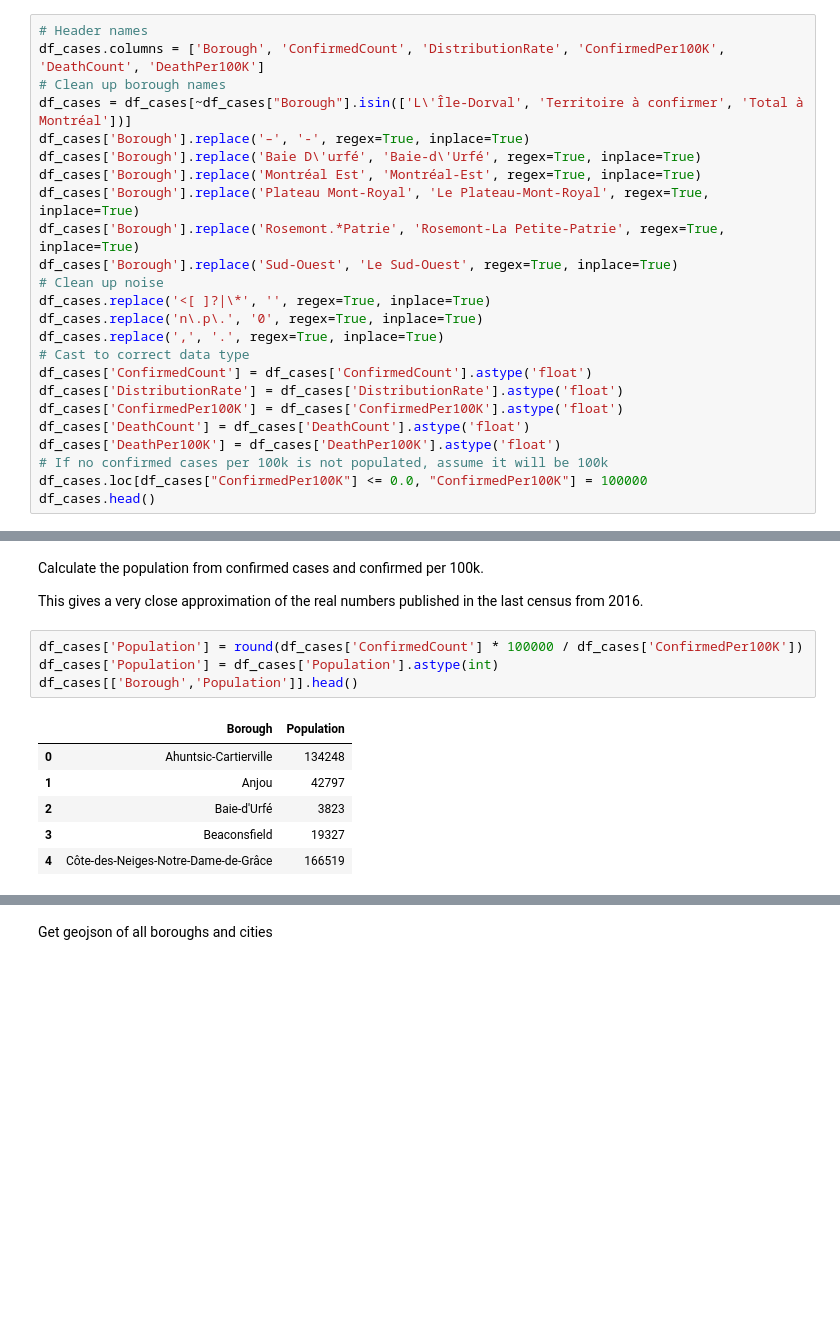
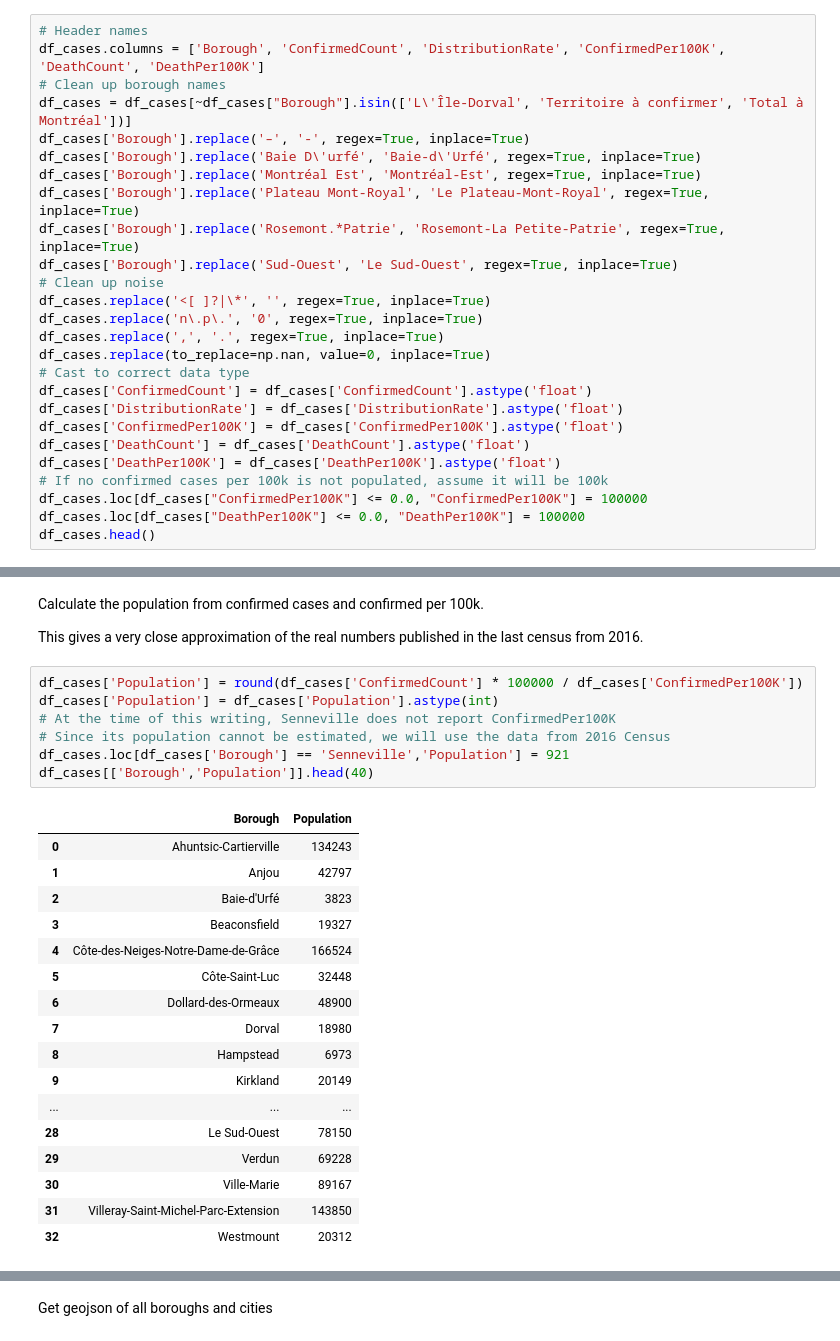
Before and after one commit to aemirov/Coursera_Capstone, a Jupyter notebook: CapstoneProject.ipynb, the cells around one changed output, grey strips where cells are left out. Drawn from its saved outputs; the diff is of its cells as text; blank space fills up the shorter version.

```diff
--- a/CapstoneProject.ipynb
+++ b/CapstoneProject.ipynb
@@ -79,6 +52,7 @@ df_cases['Borough'].replace('Sud-Ouest', 'Le Sud-Ouest', regex=True, inplace=Tru
 df_cases.replace('<[ ]?|\*', '', regex=True, inplace=True)
 df_cases.replace('n\.p\.', '0', regex=True, inplace=True)
 df_cases.replace(',', '.', regex=True, inplace=True)
+df_cases.replace(to_replace=np.nan, value=0, inplace=True)
 # Cast to correct data type
 df_cases['ConfirmedCount'] = df_cases['ConfirmedCount'].astype('float')
 df_cases['DistributionRate'] = df_cases['DistributionRate'].astype('float')
@@ -87,6 +61,7 @@ df_cases['DeathCount'] = df_cases['DeathCount'].astype('float')
 df_cases['DeathPer100K'] = df_cases['DeathPer100K'].astype('float')
 # If no confirmed cases per 100k is not populated, assume it will be 100k
 df_cases.loc[df_cases["ConfirmedPer100K"] <= 0.0, "ConfirmedPer100K"] = 100000
+df_cases.loc[df_cases["DeathPer100K"] <= 0.0, "DeathPer100K"] = 100000
 df_cases.head()
 # %% [output]
 |  | Borough | ConfirmedCount | DistributionRate | ConfirmedPer100K | DeathCount | DeathPer100K |
@@ -102,11 +77,25 @@ This gives a very close approximation of the real numbers published in the last
 # %%
 df_cases['Population'] = round(df_cases['ConfirmedCount'] * 100000 / df_cases['ConfirmedPer100K'])
 df_cases['Population'] = df_cases['Population'].astype(int)
-df_cases[['Borough','Population']].head()
+# At the time of this writing, Senneville does not report ConfirmedPer100K
+# Since its population cannot be estimated, we will use the data from 2016 Census
+df_cases.loc[df_cases['Borough'] == 'Senneville','Population'] = 921
+df_cases[['Borough','Population']].head(40)
 # %% [output]
 |  | Borough | Population |
-| 0 | Ahuntsic-Cartierville | 134248 |
+| 0 | Ahuntsic-Cartierville | 134243 |
 | 1 | Anjou | 42797 |
 | 2 | Baie-d'Urfé | 3823 |
 | 3 | Beaconsfield | 19327 |
-| 4 | Côte-des-Neiges-Notre-Dame-de-Grâce | 166519 |
+| 4 | Côte-des-Neiges-Notre-Dame-de-Grâce | 166524 |
+| 5 | Côte-Saint-Luc | 32448 |
+| 6 | Dollard-des-Ormeaux | 48900 |
+| 7 | Dorval | 18980 |
+| 8 | Hampstead | 6973 |
+| 9 | Kirkland | 20149 |
+| ... | ... | ... |
+| 28 | Le Sud-Ouest | 78150 |
+| 29 | Verdun | 69228 |
+| 30 | Ville-Marie | 89167 |
+| 31 | Villeray-Saint-Michel-Parc-Extension | 143850 |
+| 32 | Westmount | 20312 |
```
Also changed, not shown: parts of 87 cells of this notebook, 1 other file.
